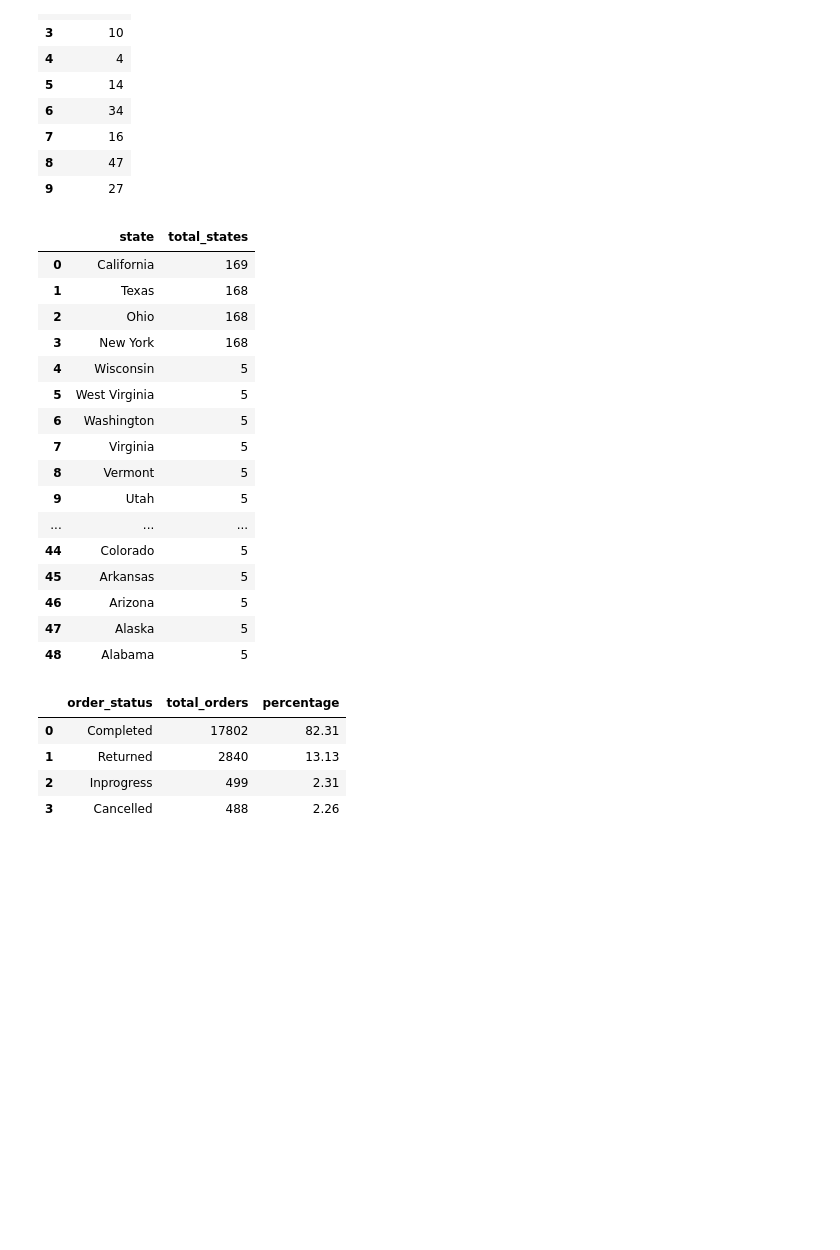
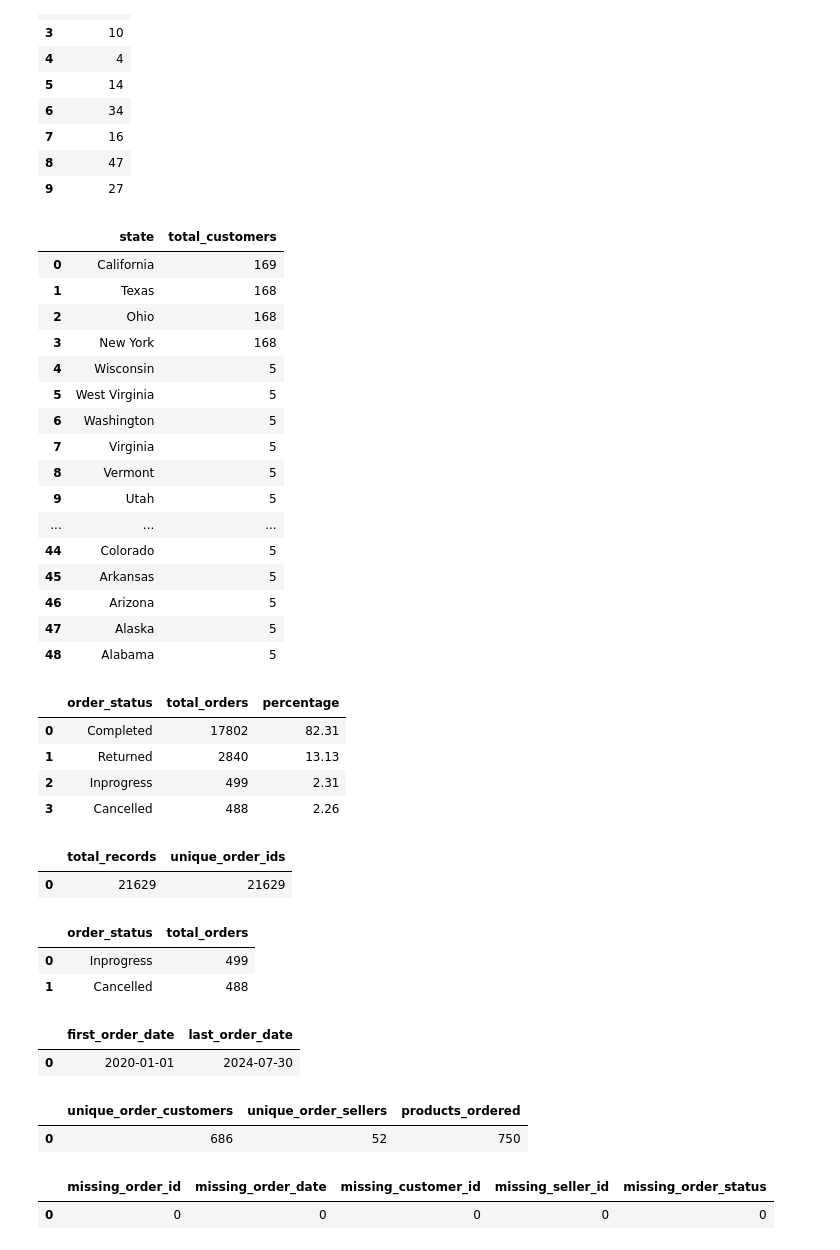
Before and after one commit to rakshamishra54/Amazon_Sales_Analytics, a Jupyter notebook: Amazon_Sales_analytics.ipynb, the cells around one changed output. Cells and saved outputs as stored; diff of their text form; code cells hidden in the pictures; blank space fills up the shorter version.

```diff
--- a/Amazon_Sales_analytics.ipynb
+++ b/Amazon_Sales_analytics.ipynb
@@ -178,14 +178,15 @@ LIMIT 10;
 | 8 | 47 |
 | 9 | 27 |
 # %%
+
 run("""
-SELECT state , COUNT(*) AS total_states
+SELECT state , COUNT(*) AS total_customers
 FROM customers
 GROUP BY state
-ORDER BY total_states DESC;
+ORDER BY total_customers DESC;
 """)
 # %% [output]
-|  | state | total_states |
+|  | state | total_customers |
 | 0 | California | 169 |
 | 1 | Texas | 168 |
 | 2 | Ohio | 168 |
@@ -221,3 +221,75 @@ ORDER BY total_orders DESC;
 | 1 | Returned | 2840 | 13.13 |
 | 2 | Inprogress | 499 | 2.31 |
 | 3 | Cancelled | 488 | 2.26 |
+# %%
+## Are there any duplicate order_ids?
+run("""
+SELECT COUNT(*) AS total_records,
+COUNT(DISTINCT order_id) AS unique_order_ids
+FROM orders;
+""")
+# %% [output]
+|  | total_records | unique_order_ids |
+| 0 | 21629 | 21629 |
+# %%
+##Which order statuses have fewer than 1,000 records?
+run("""
+SELECT order_status,COUNT(*) AS total_orders
+FROM orders
+GROUP BY order_status
+HAVING COUNT(*) < 1000
+ORDER BY total_orders DESC;
+
+""")
+# %% [output]
+|  | order_status | total_orders |
+| 0 | Inprogress | 499 |
+| 1 | Cancelled | 488 |
+# %%
+run("""
+SELECT MIN(order_date) AS first_order_date,
+MAX(order_date) AS  last_order_date
+FROM orders;
+""")
+# %% [output]
+|  | first_order_date | last_order_date |
+| 0 | 2020-01-01 | 2024-07-30 |
+# %%
+##How many unique customers, sellers, and products exist?
+run("""
+SELECT
+    (SELECT COUNT(DISTINCT customer_id) FROM orders)
+        AS unique_order_customers,
+
+    (SELECT COUNT(DISTINCT seller_id) FROM orders)
+        AS unique_order_sellers,
+
+    (SELECT COUNT(DISTINCT product_id) FROM "order_items")
+        AS products_ordered;
+""")
+# %% [output]
+|  | unique_order_customers | unique_order_sellers | products_ordered |
+| 0 | 686 | 52 | 750 |
+# %%
+##Are any important order fields missing?
+run("""
+SELECT
+    SUM(CASE WHEN order_id IS NULL THEN 1 ELSE 0 END)
+        AS missing_order_id,
+
+    SUM(CASE WHEN order_date IS NULL THEN 1 ELSE 0 END)
+        AS missing_order_date,
+
+    SUM(CASE WHEN customer_id IS NULL THEN 1 ELSE 0 END)
+        AS missing_customer_id,
+
+    SUM(CASE WHEN seller_id IS NULL THEN 1 ELSE 0 END)
+        AS missing_seller_id,
+
+    SUM(CASE WHEN order_status IS NULL THEN 1 ELSE 0 END)
+        AS missing_order_status
+FROM orders;
+""")
+# %% [output]
+|  | missing_order_id | missing_order_date | missing_customer_id | missing_seller_id | missing_order_status |
+| 0 | 0 | 0 | 0 | 0 | 0 |
```
Also changed, not shown: parts of 5 cells of this notebook.
